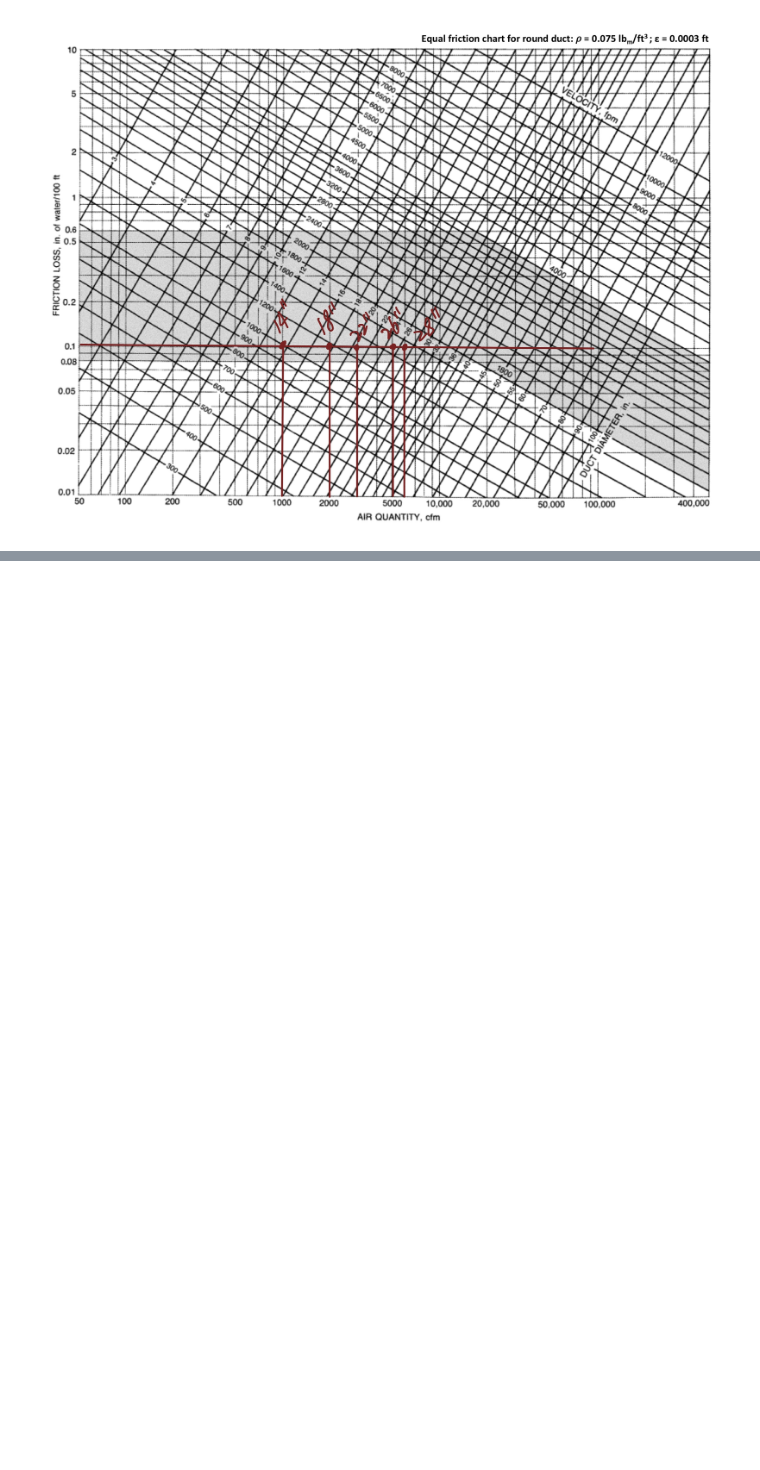
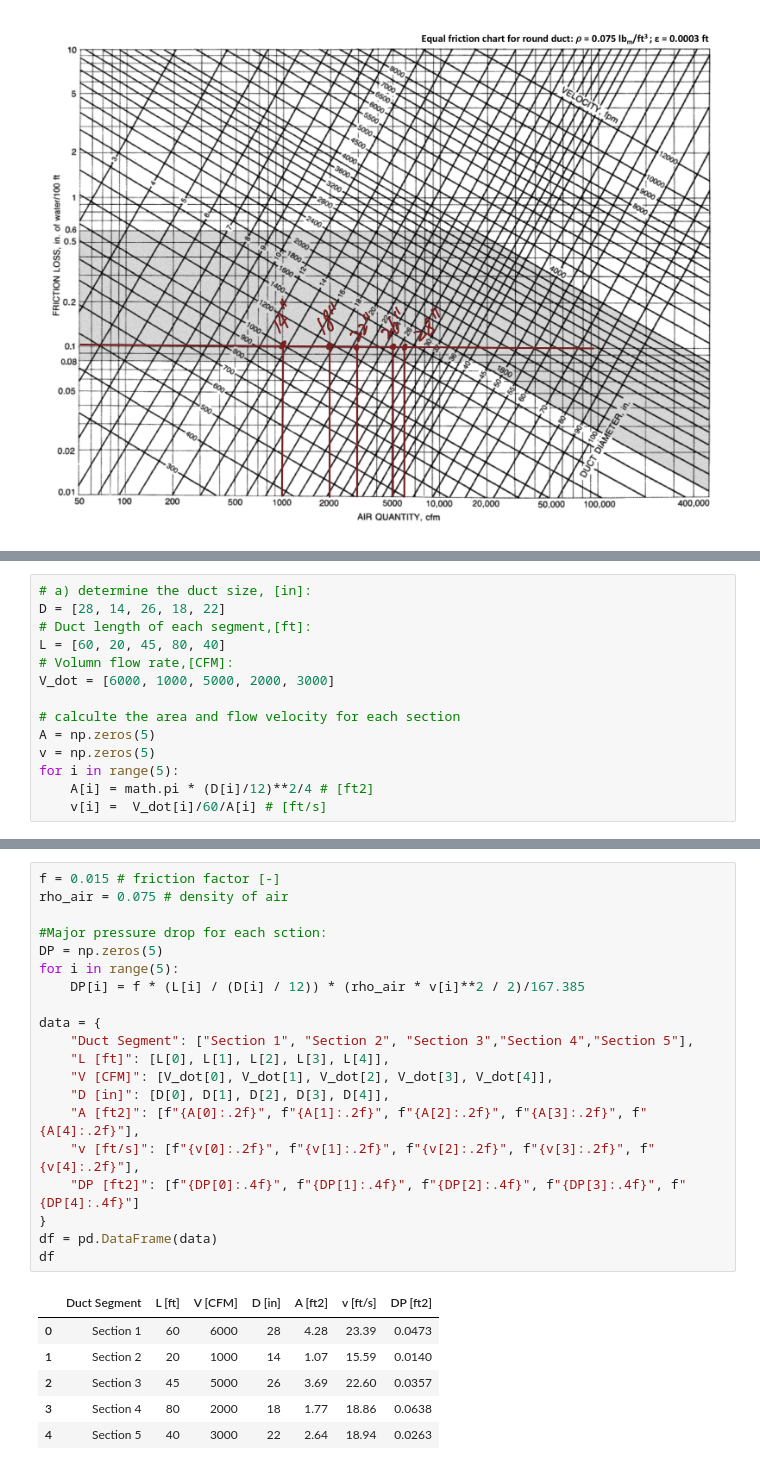
Before and after one commit to JieMa1202/CE414, a Jupyter notebook: Homework/Exam.ipynb, the cells around one changed output, grey strips where cells are left out. Drawn from its saved outputs; the diff is of its cells as text; blank space fills up the shorter version.

```diff
--- a/Homework/Exam.ipynb
+++ b/Homework/Exam.ipynb
@@ -301,0 +194,14 @@ df
+# %%
+# a) determine the duct size, [in]:
+D = [28, 14, 26, 18, 22]
+# Duct length of each segment,[ft]:
+L = [60, 20, 45, 80, 40]
+# Volumn flow rate,[CFM]:
+V_dot = [6000, 1000, 5000, 2000, 3000]
+
+# calculte the area and flow velocity for each section
+A = np.zeros(5)
+v = np.zeros(5)
+for i in range(5):
+    A[i] = math.pi * (D[i]/12)**2/4 # [ft2]
+    v[i] =  V_dot[i]/60/A[i] # [ft/s]
@@ -301,0 +224,27 @@ df
+# %%
+f = 0.015 # friction factor [-]
+rho_air = 0.075 # density of air
+
+#Major pressure drop for each sction:
+DP = np.zeros(5)
+for i in range(5):
+    DP[i] = f * (L[i] / (D[i] / 12)) * (rho_air * v[i]**2 / 2)/167.385
+
+data = {
+    "Duct Segment": ["Section 1", "Section 2", "Section 3","Section 4","Section 5"],
+    "L [ft]": [L[0], L[1], L[2], L[3], L[4]],
+    "V [CFM]": [V_dot[0], V_dot[1], V_dot[2], V_dot[3], V_dot[4]],
+    "D [in]": [D[0], D[1], D[2], D[3], D[4]],
+    "A [ft2]": [f"{A[0]:.2f}", f"{A[1]:.2f}", f"{A[2]:.2f}", f"{A[3]:.2f}", f"{A[4]:.2f}"],
+    "v [ft/s]": [f"{v[0]:.2f}", f"{v[1]:.2f}", f"{v[2]:.2f}", f"{v[3]:.2f}", f"{v[4]:.2f}"],
+    "DP [ft2]": [f"{DP[0]:.4f}", f"{DP[1]:.4f}", f"{DP[2]:.4f}", f"{DP[3]:.4f}", f"{DP[4]:.4f}"]
+}
+df = pd.DataFrame(data)
+df
+# %% [output]
+|  | Duct Segment | L [ft] | V [CFM] | D [in] | A [ft2] | v [ft/s] | DP [ft2] |
+| 0 | Section 1 | 60 | 6000 | 28 | 4.28 | 23.39 | 0.0473 |
+| 1 | Section 2 | 20 | 1000 | 14 | 1.07 | 15.59 | 0.0140 |
+| 2 | Section 3 | 45 | 5000 | 26 | 3.69 | 22.60 | 0.0357 |
+| 3 | Section 4 | 80 | 2000 | 18 | 1.77 | 18.86 | 0.0638 |
+| 4 | Section 5 | 40 | 3000 | 22 | 2.64 | 18.94 | 0.0263 |
```
Also changed, not shown: parts of 18 cells of this notebook.
